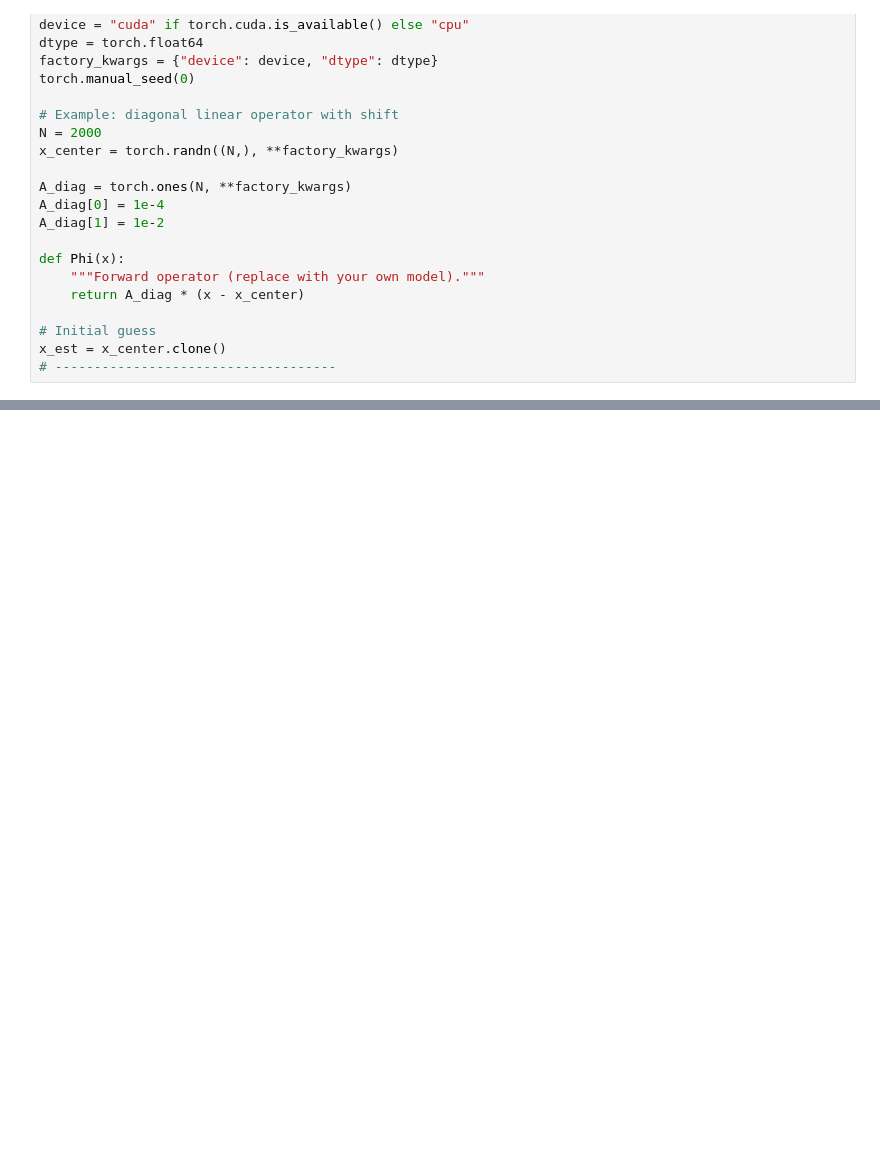
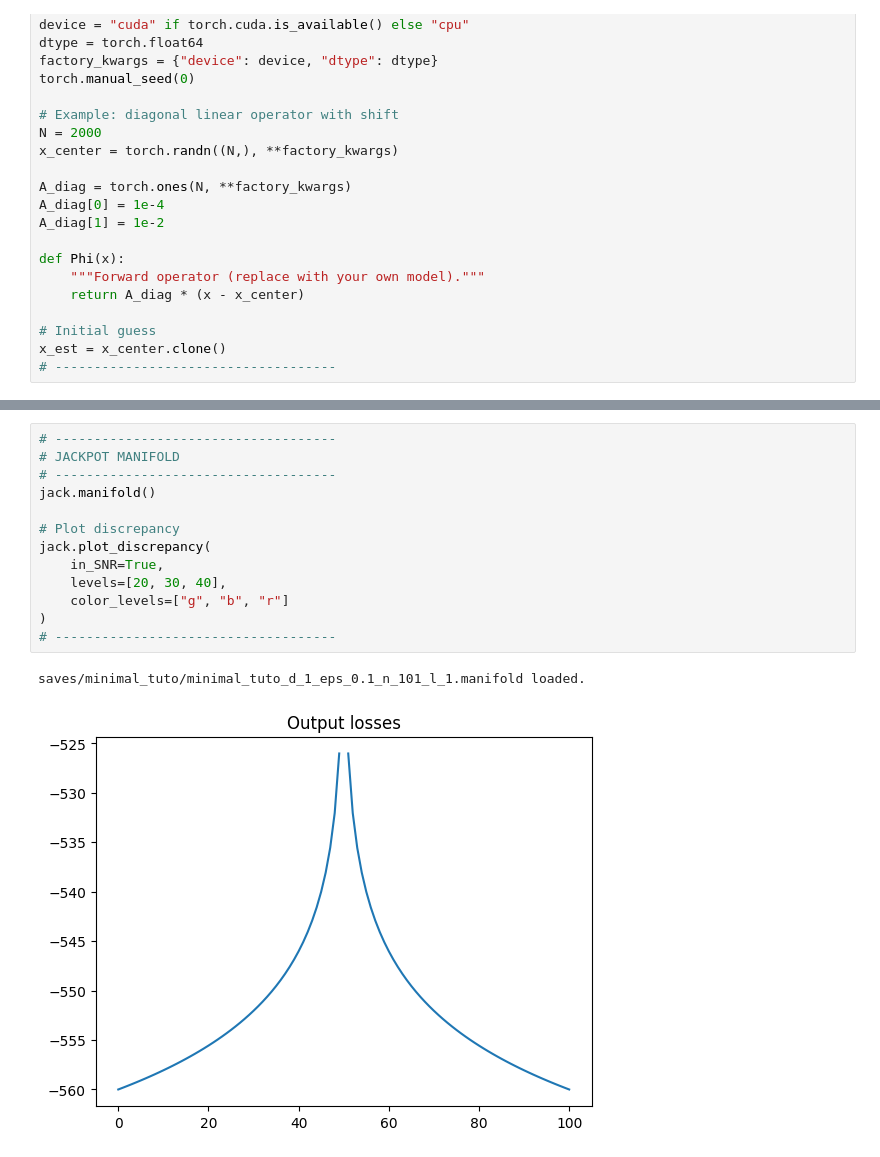
Before and after one commit to munnath/jackpot, a Jupyter notebook: notebooks/minimal_template.ipynb, the cells around one changed output, grey strips where cells are left out. Cells and saved outputs as stored; diff of their text form; blank space fills up the shorter version.

```diff
--- a/notebooks/minimal_template.ipynb
+++ b/notebooks/minimal_template.ipynb
@@ -79,0 +65,16 @@ jack.plot_discrepancy(
+# %%
+# ------------------------------------
+# JACKPOT MANIFOLD
+# ------------------------------------
+jack.manifold()
+
+# Plot discrepancy
+jack.plot_discrepancy(
+    in_SNR=True,
+    levels=[20, 30, 40],
+    color_levels=["g", "b", "r"]
+)
+# ------------------------------------
+# %% [output]
+saves/minimal_tuto/minimal_tuto_d_1_eps_0.1_n_101_l_1.manifold loaded.
+[figure, added]
```
Also changed, not shown: parts of 2 cells of this notebook, 3 other files.
